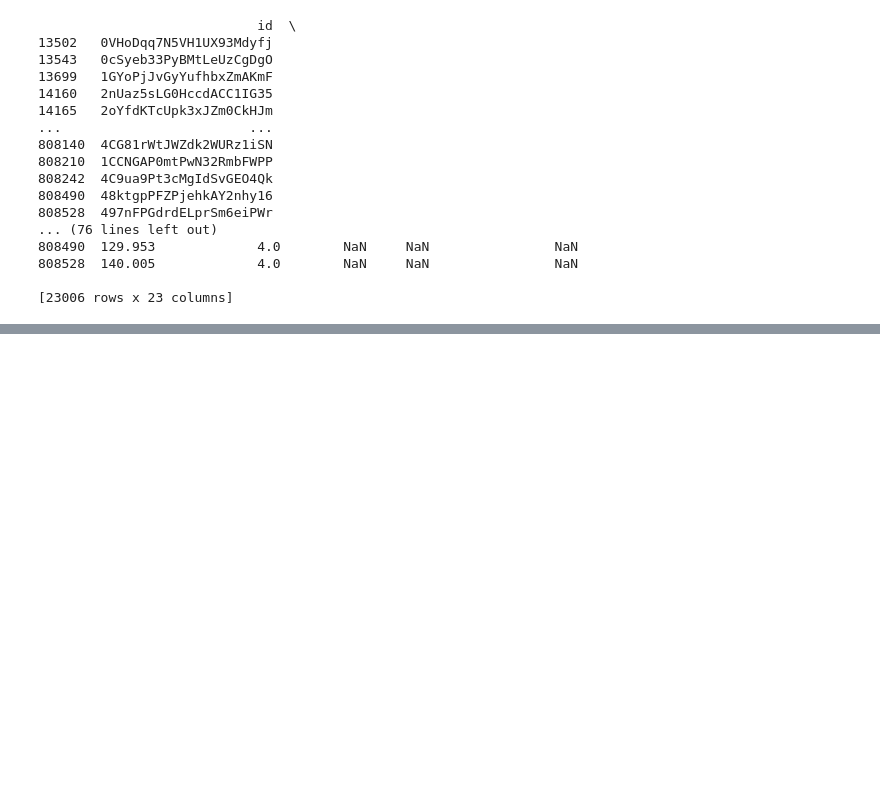
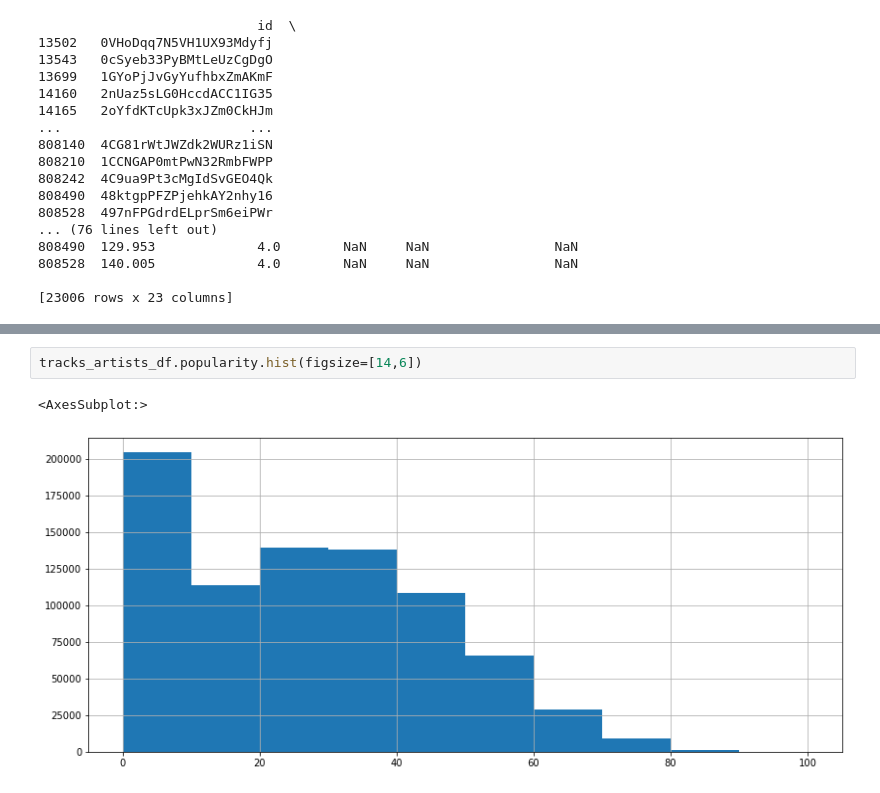
Before and after one commit to halmasieh/Spotify_Analysis, a Jupyter notebook: spotify_etl.ipynb, the cells around one changed output, grey strips where cells are left out. Saved outputs shown, nothing was run; the diff lists cells and outputs as text; blank space fills up the shorter version.

```diff
--- a/spotify_etl.ipynb
+++ b/spotify_etl.ipynb
@@ -641,0 +812,5 @@ if duplicate_in_tracks_artists.any():
+# %%
+tracks_artists_df.popularity.hist(figsize=[14,6])
+# %% [output]
+<AxesSubplot:>
+[figure, added]
```
Also changed, not shown: parts of 27 cells of this notebook.
